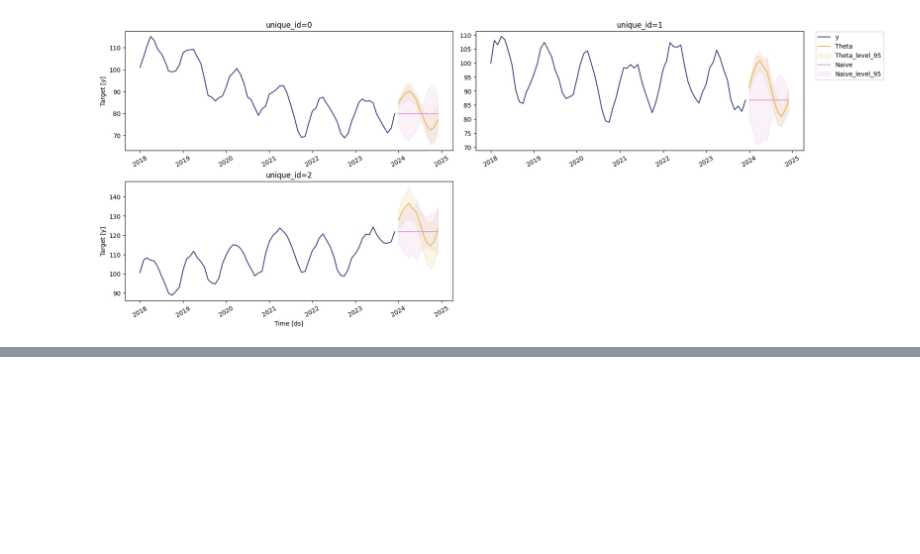
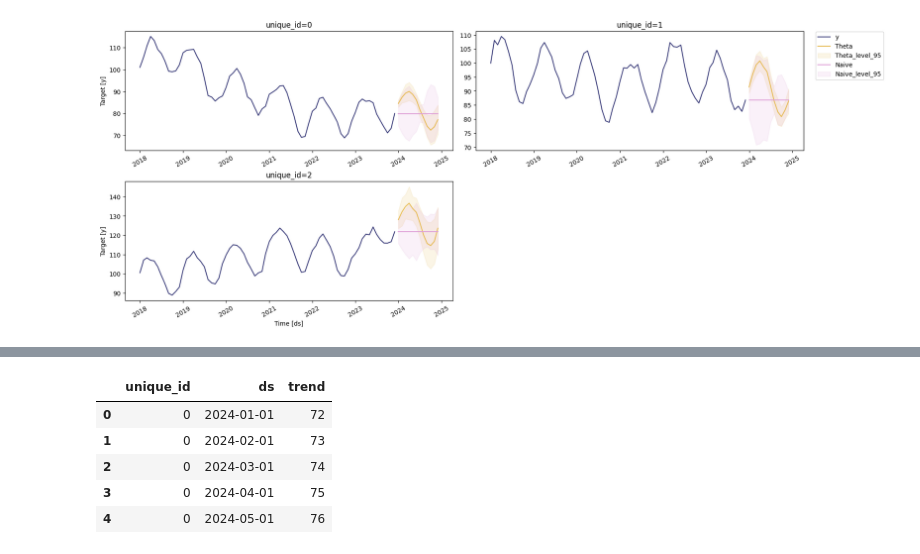
Before and after one commit to yoselalberto/statsforecast, a Jupyter notebook: nbs/docs/how-to-guides/sktime_models.ipynb, the cells around one changed output, grey strips where cells are left out. Cells and saved outputs as stored; diff of their text form; code cells hidden in the pictures; blank space fills up the shorter version.

```diff
--- a/nbs/docs/how-to-guides/sktime_models.ipynb
+++ b/nbs/docs/how-to-guides/sktime_models.ipynb
@@ -64,0 +72,24 @@ plot_series(train, preds, level=[95], palette='tab20b', max_ids=3)
+# %%
+# Training data: add an exogenous variable (e.g. time trend)
+train_exog = train.copy()
+train_exog['trend'] = np.tile(np.arange(len_series), n_series)
+
+# Future exogenous: same columns for the forecast horizon (required by statsforecast)
+next_start = train['ds'].max() + pd.offsets.MonthBegin(1)
+future_dates = pd.date_range(start=next_start, periods=horizon, freq='MS')
+X_future_list = []
+for i in range(n_series):
+    X_future_list.append(pd.DataFrame({
+        'unique_id': str(i),
+        'ds': future_dates,
+        'trend': np.arange(len_series, len_series + horizon),
+    }))
+X_df = pd.concat(X_future_list, ignore_index=True)
+X_df.head()
+# %% [output]
+|  | unique_id | ds | trend |
+| 0 | 0 | 2024-01-01 | 72 |
+| 1 | 0 | 2024-02-01 | 73 |
+| 2 | 0 | 2024-03-01 | 74 |
+| 3 | 0 | 2024-04-01 | 75 |
+| 4 | 0 | 2024-05-01 | 76 |
```
Also changed, not shown: parts of 6 cells of this notebook.
